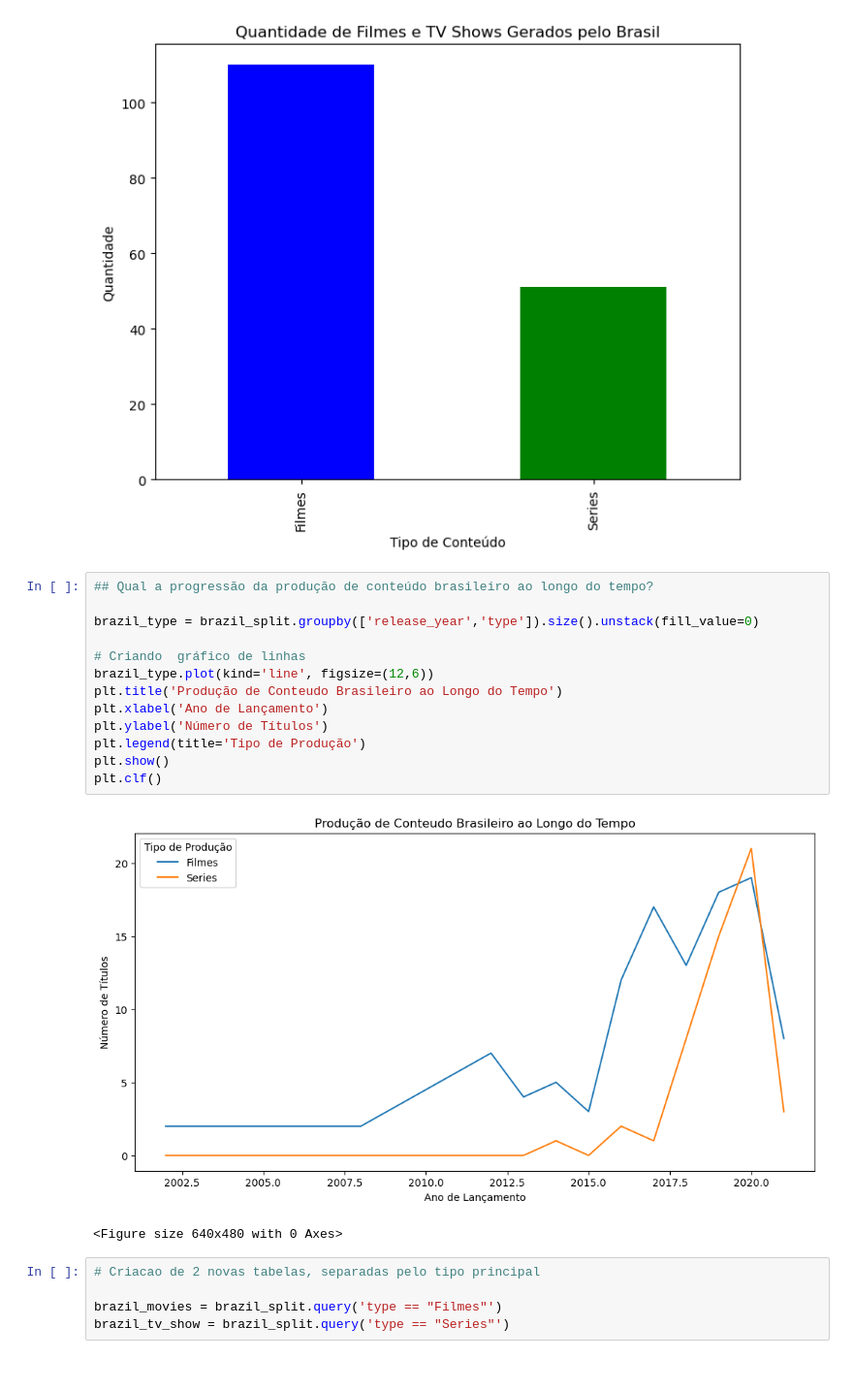
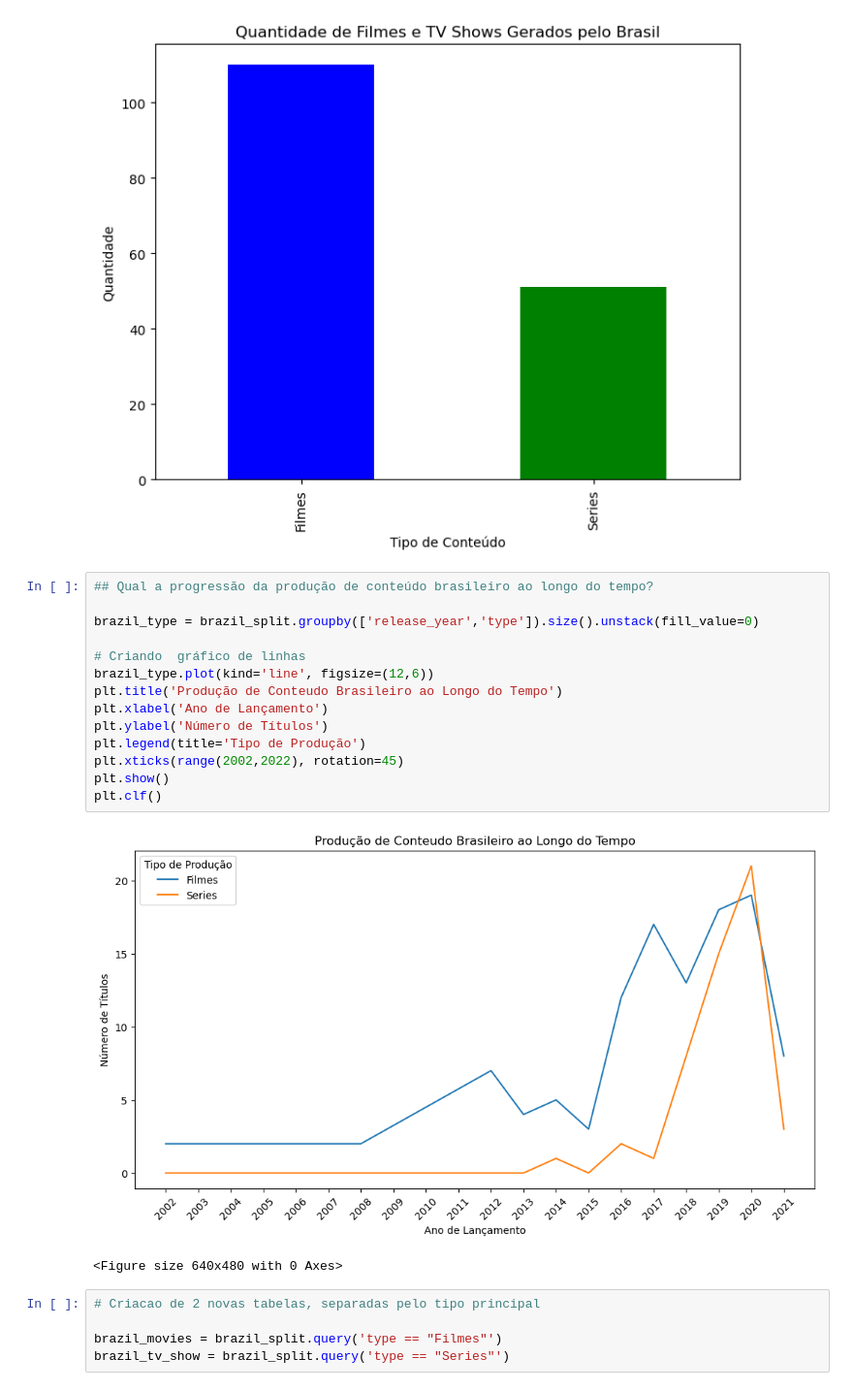
Before and after one commit to fernandococco/brazil_netflix, a Jupyter notebook: brazil_content.ipynb, the cells around one changed output. Shown at 97% size. Cells and saved outputs as stored; diff of their text form.

```diff
--- a/brazil_content.ipynb
+++ b/brazil_content.ipynb
@@ -345,18 +369,19 @@ plt.show()
 # %%
 ## Qual a progressão da produção de conteúdo brasileiro ao longo do tempo?
 
 brazil_type = brazil_split.groupby(['release_year','type']).size().unstack(fill_value=0)
 
 # Criando  gráfico de linhas
 brazil_type.plot(kind='line', figsize=(12,6))
 plt.title('Produção de Conteudo Brasileiro ao Longo do Tempo')
 plt.xlabel('Ano de Lançamento')
 plt.ylabel('Número de Títulos')
 plt.legend(title='Tipo de Produção')
+plt.xticks(range(2002,2022), rotation=45)
 plt.show()
 plt.clf()
 # %% [output]
-[figure, old version]
+[figure, new version]
 <Figure size 640x480 with 0 Axes>
 # %%
 # Criacao de 2 novas tabelas, separadas pelo tipo principal
```
Also changed, not shown: parts of 10 cells of this notebook.
